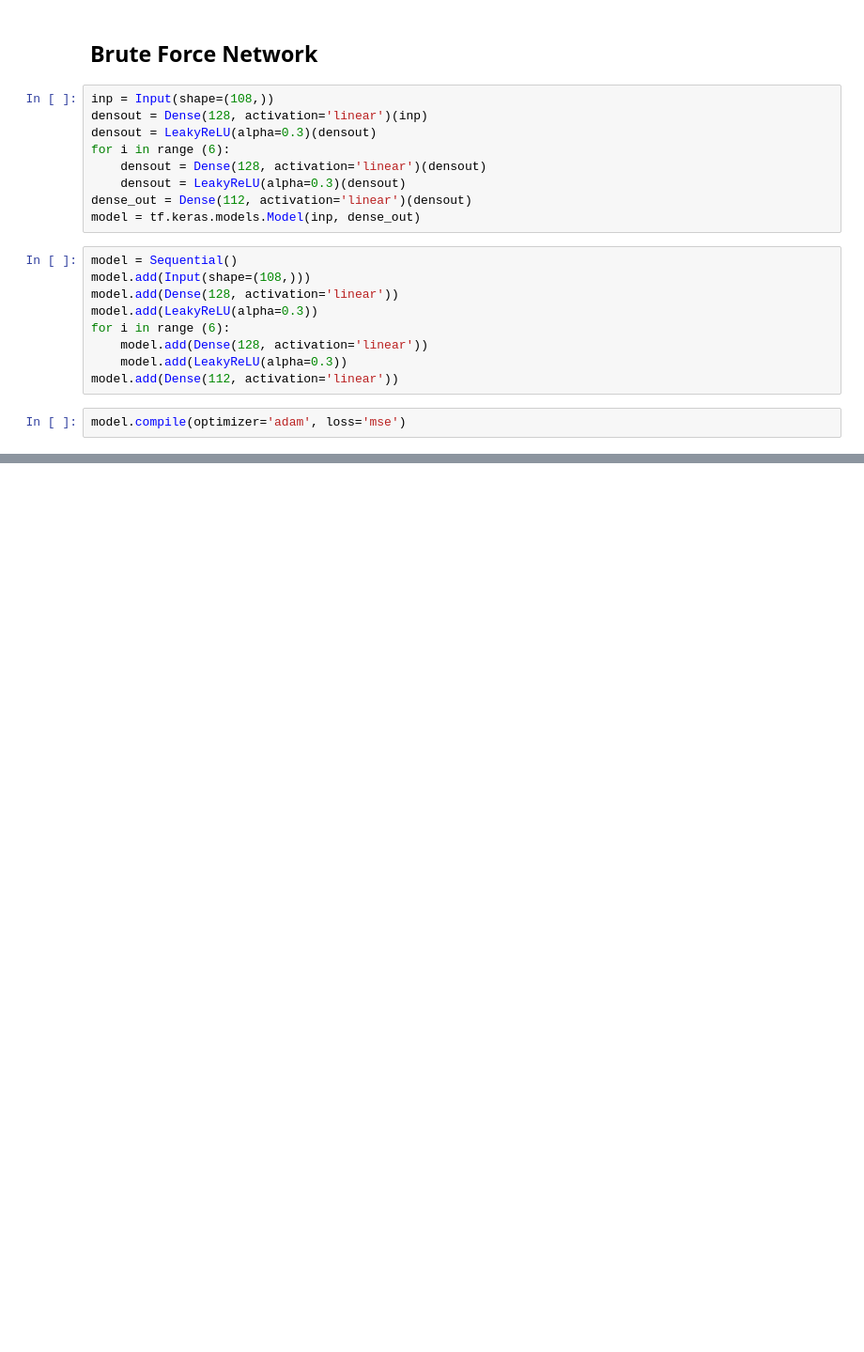
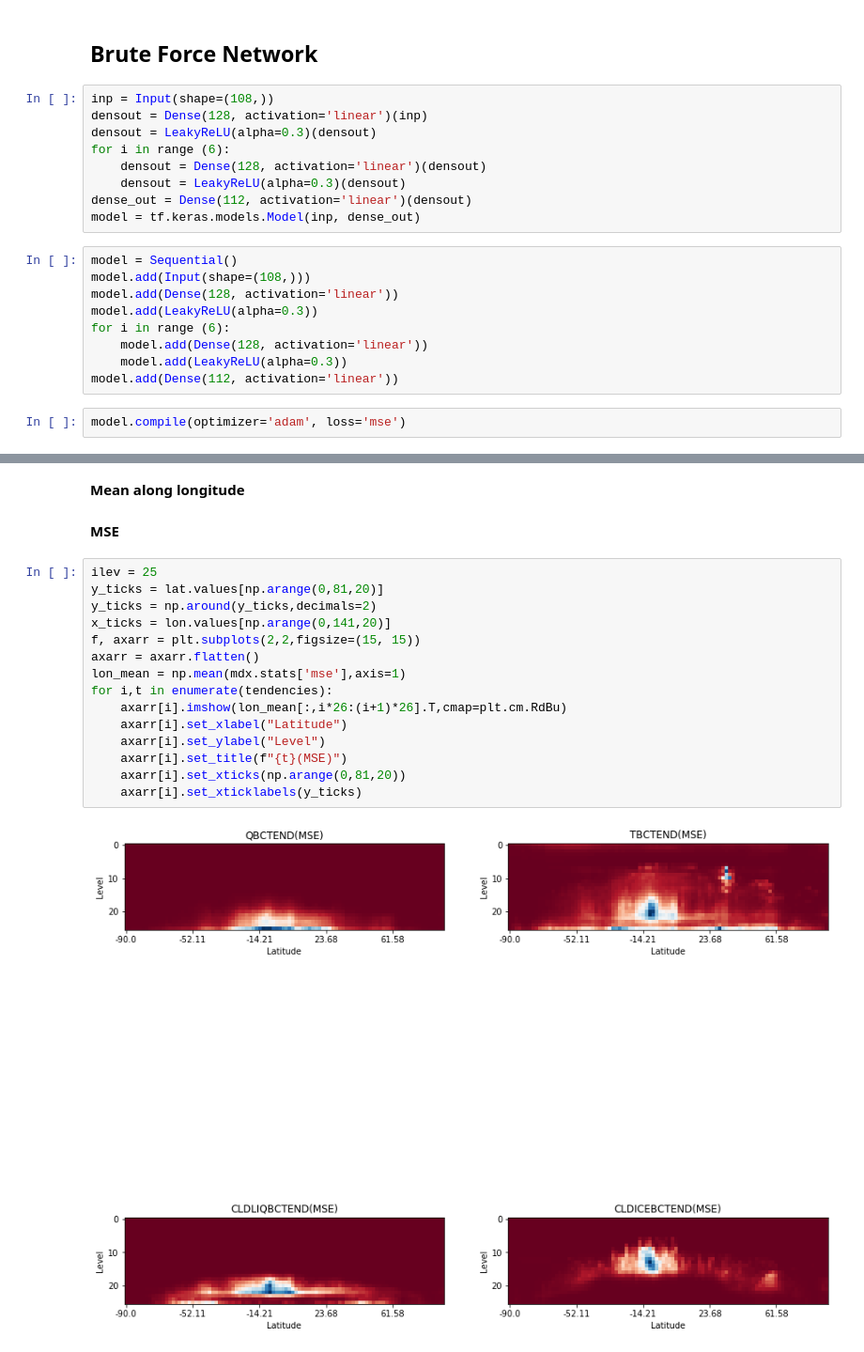
Before and after one commit to ankitesh97/CBRAIN-CAM, a Jupyter notebook: notebooks/ankitesh-devlog/14_real_geography.ipynb, the cells around one changed output, grey strips where cells are left out. Shown at 94% size. Cells and saved outputs as stored; diff of their text form; blank space fills up the shorter version.

```diff
--- a/notebooks/ankitesh-devlog/14_real_geography.ipynb
+++ b/notebooks/ankitesh-devlog/14_real_geography.ipynb
@@ -180,0 +300,21 @@ Epoch 2/2
+# %% [markdown]
+**Mean along longitude**
+# %% [markdown]
+**MSE**
+# %%
+ilev = 25
+y_ticks = lat.values[np.arange(0,81,20)]
+y_ticks = np.around(y_ticks,decimals=2)
+x_ticks = lon.values[np.arange(0,141,20)]
+f, axarr = plt.subplots(2,2,figsize=(15, 15))
+axarr = axarr.flatten()
+lon_mean = np.mean(mdx.stats['mse'],axis=1)
+for i,t in enumerate(tendencies):
+    axarr[i].imshow(lon_mean[:,i*26:(i+1)*26].T,cmap=plt.cm.RdBu)
+    axarr[i].set_xlabel("Latitude")
+    axarr[i].set_ylabel("Level")
+    axarr[i].set_title(f"{t}(MSE)")
+    axarr[i].set_xticks(np.arange(0,81,20))
+    axarr[i].set_xticklabels(y_ticks)
+# %% [output]
+[figure, added]
```
Also changed, not shown: parts of 17 cells of this notebook, 1 other file.
